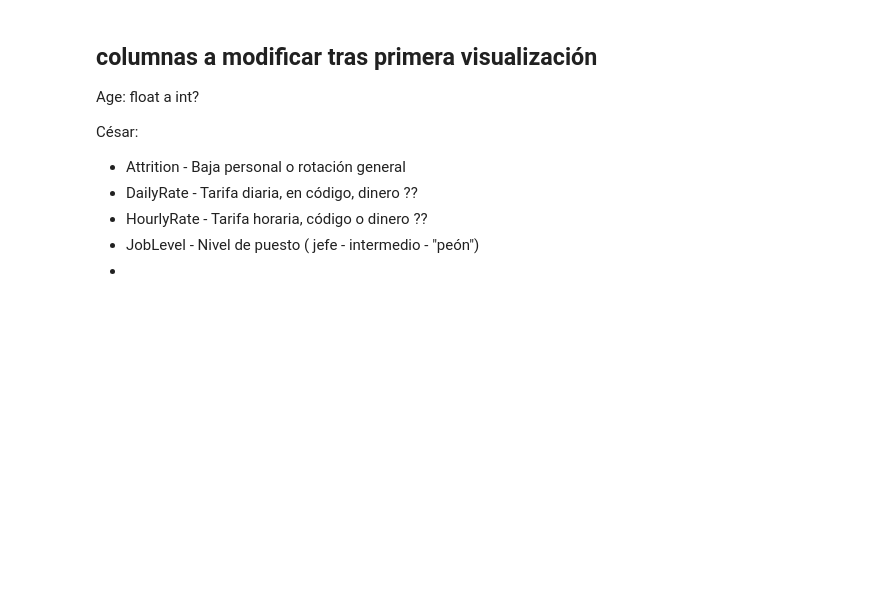
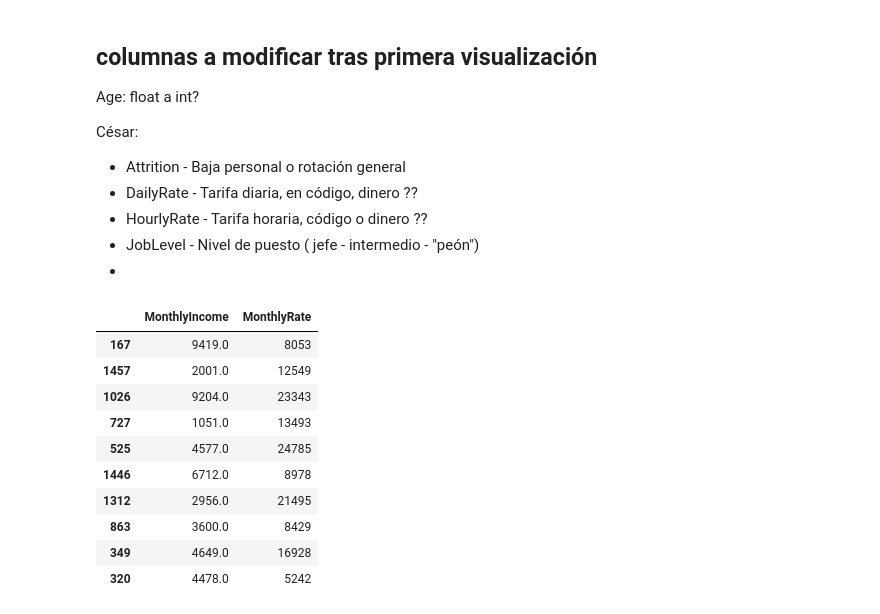
Before and after one commit to Lumo88/project-da-promo-65-modulo-3-team-1, a Jupyter notebook: Proyecto_Organizacion.ipynb, the cells around one changed output. Cells and saved outputs as stored; diff of their text form; code cells hidden in the pictures; blank space fills up the shorter version.

```diff
--- a/Proyecto_Organizacion.ipynb
+++ b/Proyecto_Organizacion.ipynb
@@ -97,0 +96,14 @@ A
+# %%
+df_talento[["MonthlyIncome", "MonthlyRate"]].sample(10)
+# %% [output]
+|  | MonthlyIncome | MonthlyRate |
+| 167 | 9419.0 | 8053 |
+| 1457 | 2001.0 | 12549 |
+| 1026 | 9204.0 | 23343 |
+| 727 | 1051.0 | 13493 |
+| 525 | 4577.0 | 24785 |
+| 1446 | 6712.0 | 8978 |
+| 1312 | 2956.0 | 21495 |
+| 863 | 3600.0 | 8429 |
+| 349 | 4649.0 | 16928 |
+| 320 | 4478.0 | 5242 |
```
Also changed, not shown: parts of 19 cells of this notebook, 1 other file.
